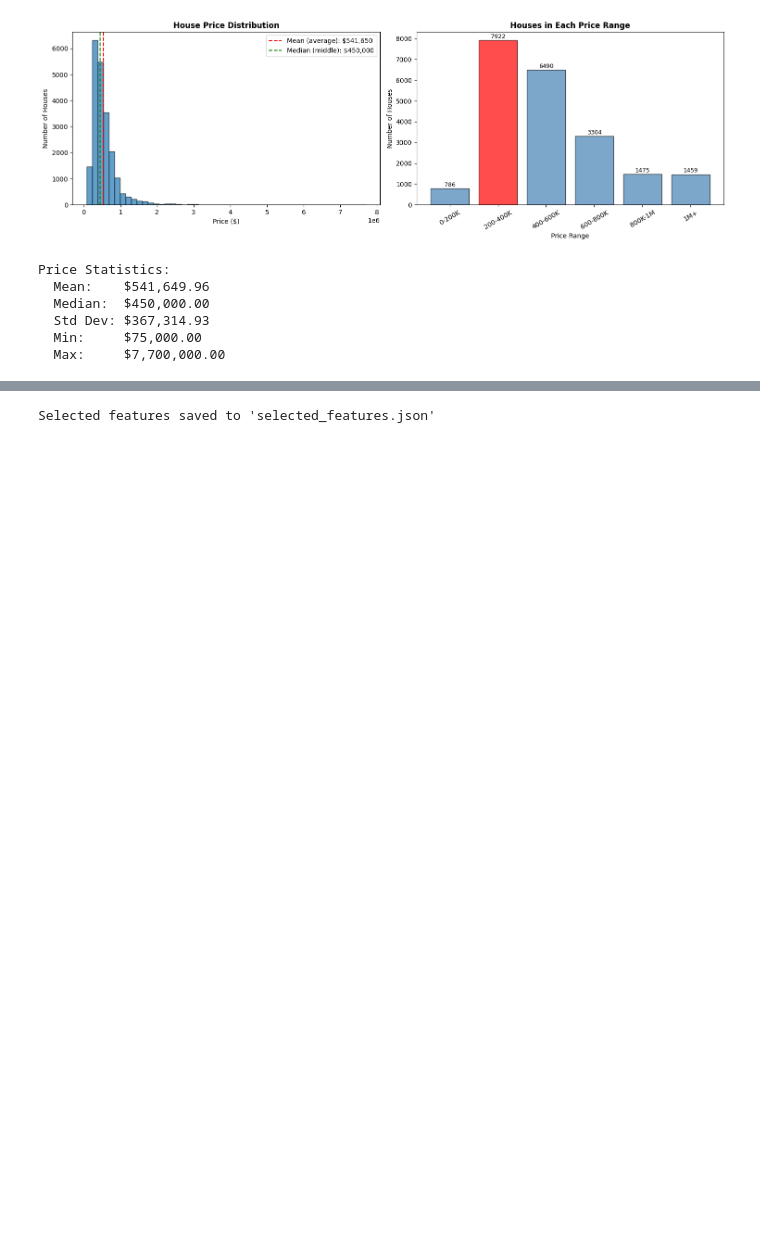
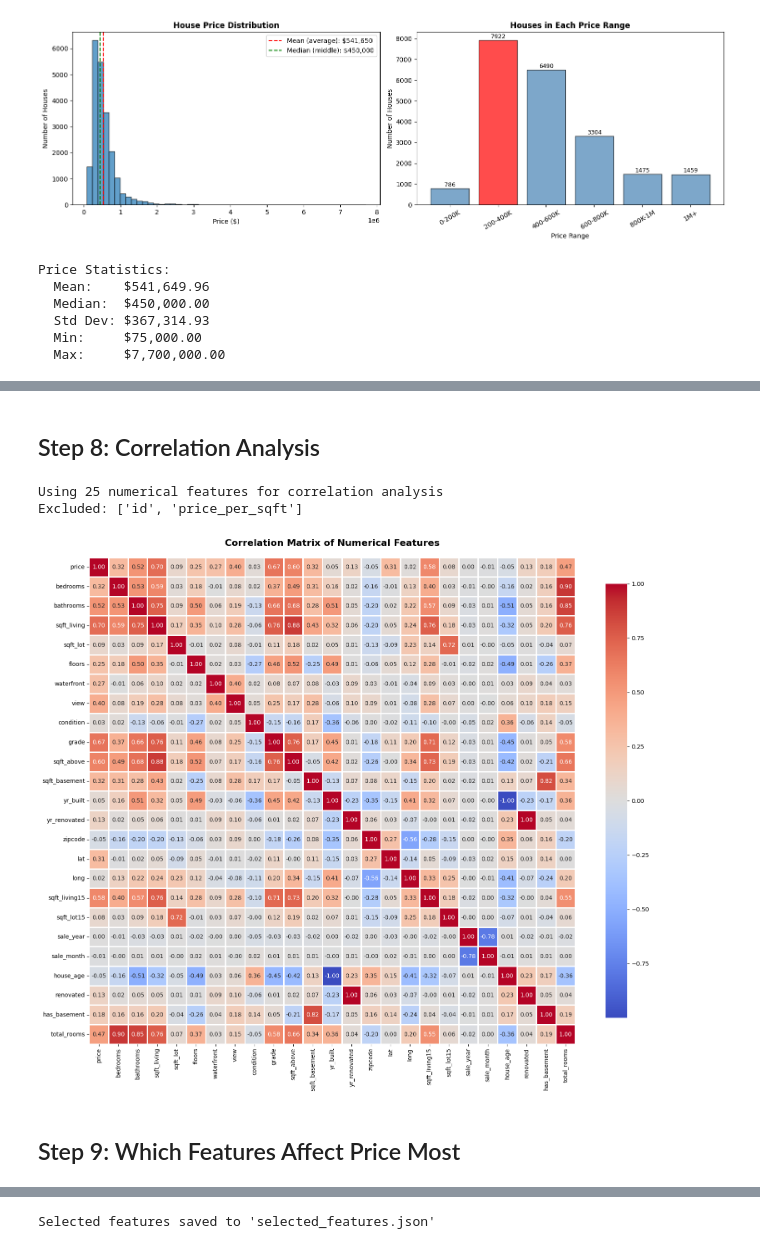
Before and after one commit to AswathSanthanakrishnan/House-Price-Prediction-Project---Final-sem-project-, a Jupyter notebook: 02_EDA.ipynb, the cells around one changed output, grey strips where cells are left out. Drawn from its saved outputs; the diff is of its cells as text; code cells hidden in the pictures; blank space fills up the shorter version.

```diff
--- a/02_EDA.ipynb
+++ b/02_EDA.ipynb
@@ -394,0 +214,30 @@ FINAL SELECTED FEATURES FOR MODELING (5 features):
+# %% [markdown]
+## Step 8: Correlation Analysis
+# %%
+# Select numerical columns for correlation
+# Remove columns that shouldn't be used for price prediction:
+# - id: just an identifier
+# - price_per_sqft: derived from price (would cause data leakage)
+numerical_cols = df.select_dtypes(include=[np.number]).columns.tolist()
+exclude_cols = ['id', 'price_per_sqft']
+numerical_cols = [col for col in numerical_cols if col not in exclude_cols]
+
+print(f"Using {len(numerical_cols)} numerical features for correlation analysis")
+print(f"Excluded: {exclude_cols}")
+
+# Calculate correlation matrix
+correlation_matrix = df[numerical_cols].corr()
+
+# Create heatmap
+plt.figure(figsize=(16, 14))
+sns.heatmap(correlation_matrix, annot=True, fmt='.2f', cmap='coolwarm',
+            center=0, square=True, linewidths=1, cbar_kws={"shrink": 0.8})
+plt.title('Correlation Matrix of Numerical Features', fontsize=16, fontweight='bold', pad=20)
+plt.tight_layout()
+plt.show()
+# %% [output]
+Using 25 numerical features for correlation analysis
+Excluded: ['id', 'price_per_sqft']
+[figure, added]
+# %% [markdown]
+## Step 9: Which Features Affect Price Most
```
Also changed, not shown: parts of 37 cells of this notebook, 3 other files.
